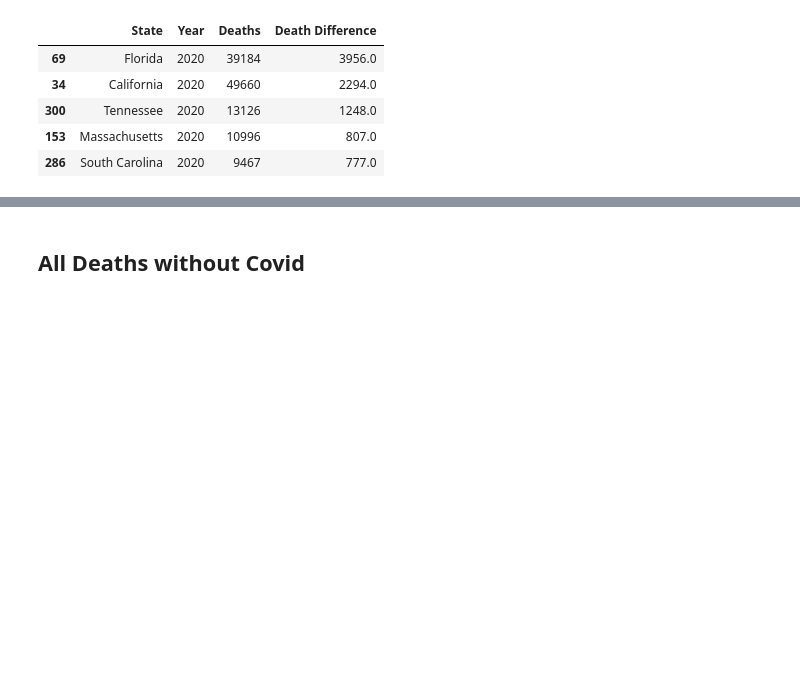
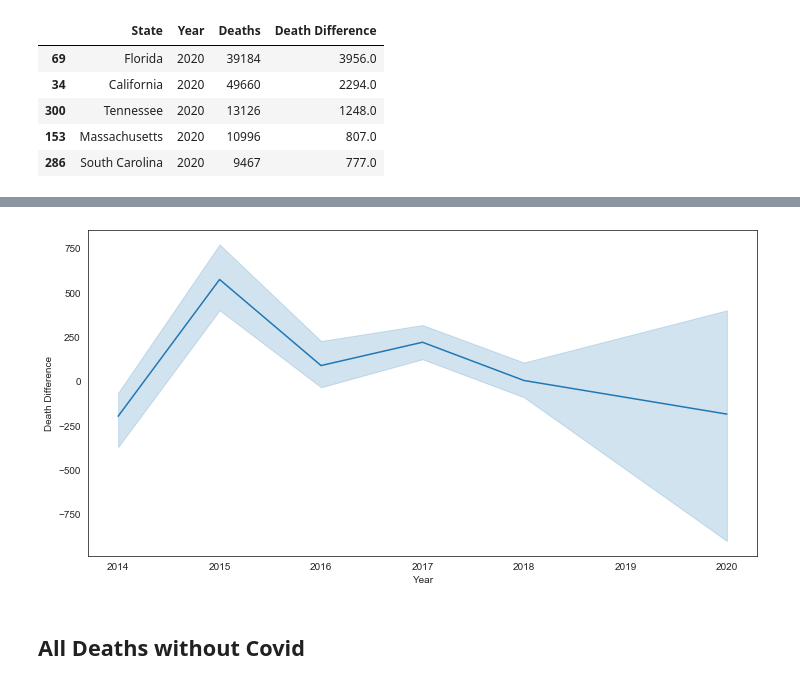
Before and after one commit to augarriza/module_one_project, a Jupyter notebook: Notebooks/Merging_Analysis/cdc_mortality_df_analysis_and_plotting.ipynb, the cells around one changed output, grey strips where cells are left out. Cells and saved outputs as stored; diff of their text form; code cells hidden in the pictures; blank space fills up the shorter version.

```diff
--- a/Notebooks/Merging_Analysis/cdc_mortality_df_analysis_and_plotting.ipynb
+++ b/Notebooks/Merging_Analysis/cdc_mortality_df_analysis_and_plotting.ipynb
@@ -70,3 +76,12 @@ df.loc[df["State"] == "Florida"]
+# %%
+
+sns.set_style("white")
+fig, ax = plt.subplots(figsize=(12,6))
+sns.lineplot(data=df,
+             x="Year",
+             y="Death Difference");
+# %% [output]
+[figure, added]
 # %% [markdown]
 ## All Deaths without Covid
 # %%
```
Also changed, not shown: parts of 11 cells of this notebook, 1 other file.
